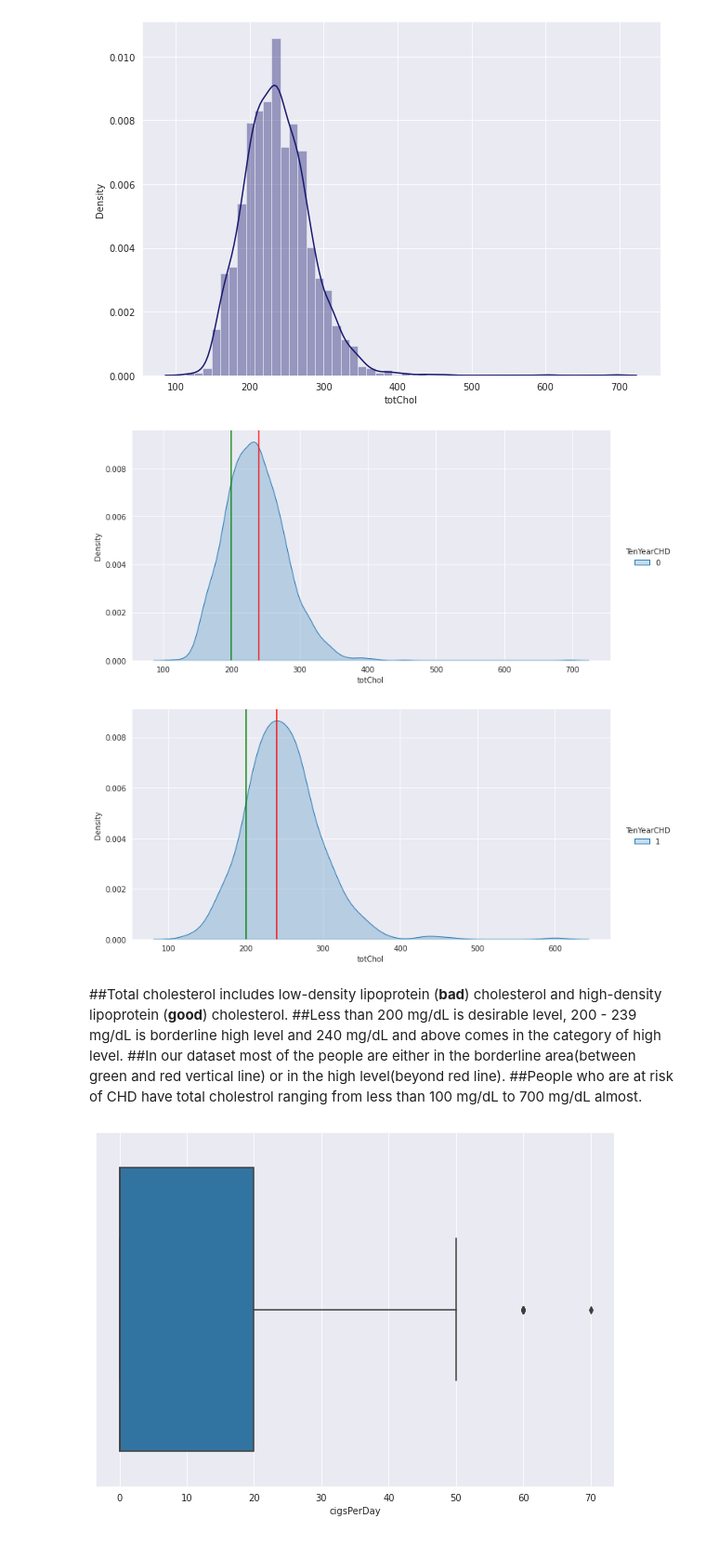
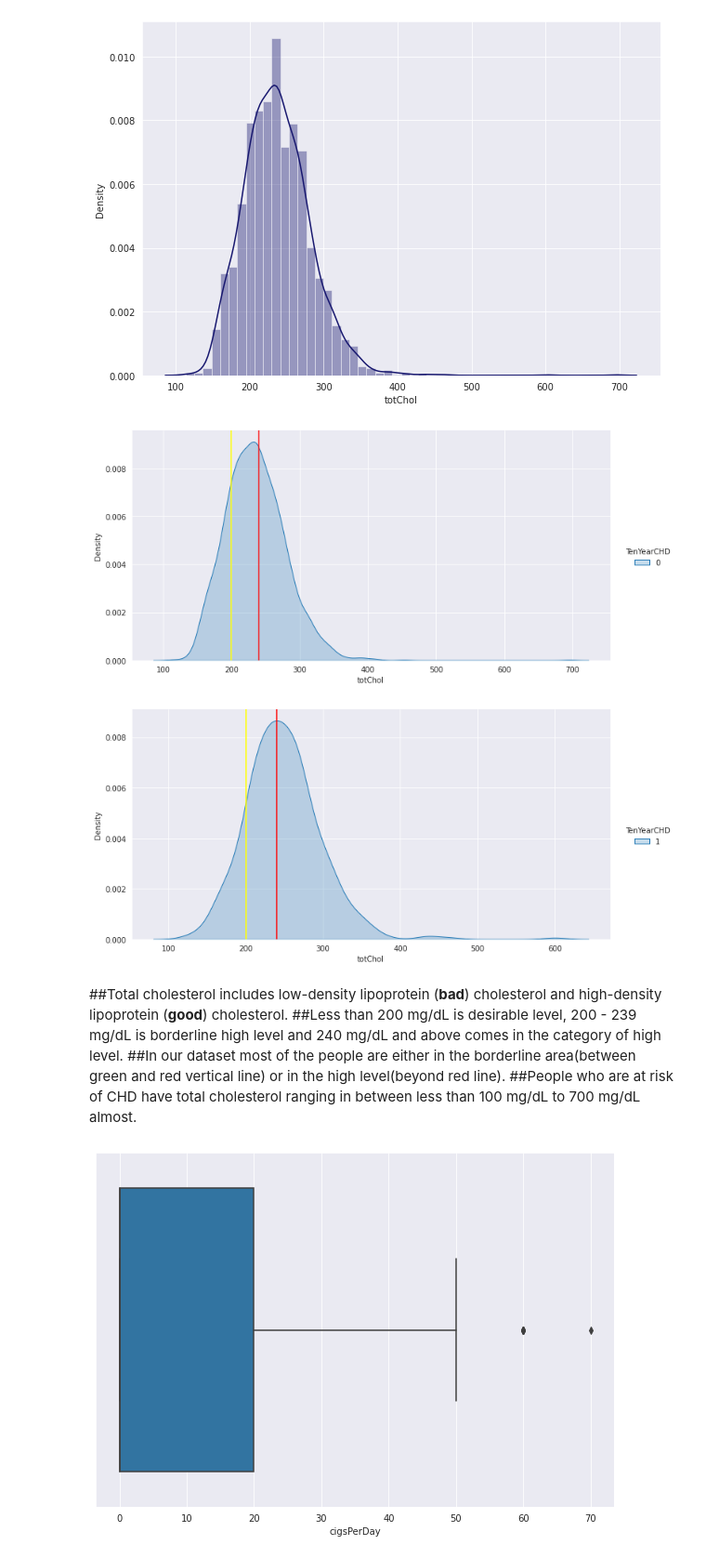
Before and after one commit to skaty5678/Cardiovascular-Risk-Prediction, a Jupyter notebook: Cardiovascular_Risk_Prediction_SANJEEV_KUMAR_THAKUR.ipynb, the cells around one changed output. Shown at 93% size. Saved outputs shown, nothing was run; the diff lists cells and outputs as text; code cells hidden in the pictures.

```diff
--- a/Cardiovascular_Risk_Prediction_SANJEEV_KUMAR_THAKUR.ipynb
+++ b/Cardiovascular_Risk_Prediction_SANJEEV_KUMAR_THAKUR.ipynb
@@ -385,24 +385,24 @@ plt.show()
 # %%
 zero_tc = df[df['TenYearCHD']==0]
 sns.displot(data=zero_tc, x='totChol', hue='TenYearCHD', kind='kde', fill=True, height=5, aspect=2)
-plt.axvline(200, 0,1,color='green')
+plt.axvline(200, 0,1,color='yellow')
 plt.axvline(240, 0,1,color='red')
 plt.show()
 # %% [output]
-[figure, old version]
+[figure, new version]
 # %%
 one_tc = df[df['TenYearCHD']==1]
 sns.displot(data=one_tc, x='totChol', hue='TenYearCHD', kind='kde', fill=True, height=5, aspect=2)
-plt.axvline(200, 0,1,color='green')
+plt.axvline(200, 0,1,color='yellow')
 plt.axvline(240, 0,1,color='red')
 plt.show()
 # %% [output]
-[figure, old version]
+[figure, new version]
 # %% [markdown]
 ##Total cholesterol includes low-density lipoprotein (**bad**) cholesterol and high-density lipoprotein (**good**) cholesterol.
 ##Less than 200 mg/dL is desirable level, 200 - 239 mg/dL is borderline high level and 240 mg/dL and above comes in the category of high level.
 ##In our dataset most of the people are either in the borderline area(between green and red vertical line) or in the high level(beyond red line).
-##People who are at risk of CHD have total cholestrol ranging from less than 100 mg/dL to 700 mg/dL almost.
+##People who are at risk of CHD have total cholesterol ranging in between less than 100 mg/dL to 700 mg/dL almost.
 # %%
 plt.figure(figsize=(10,7))
 sns.set_style("darkgrid")
```
Also changed, not shown: parts of 43 cells of this notebook.
